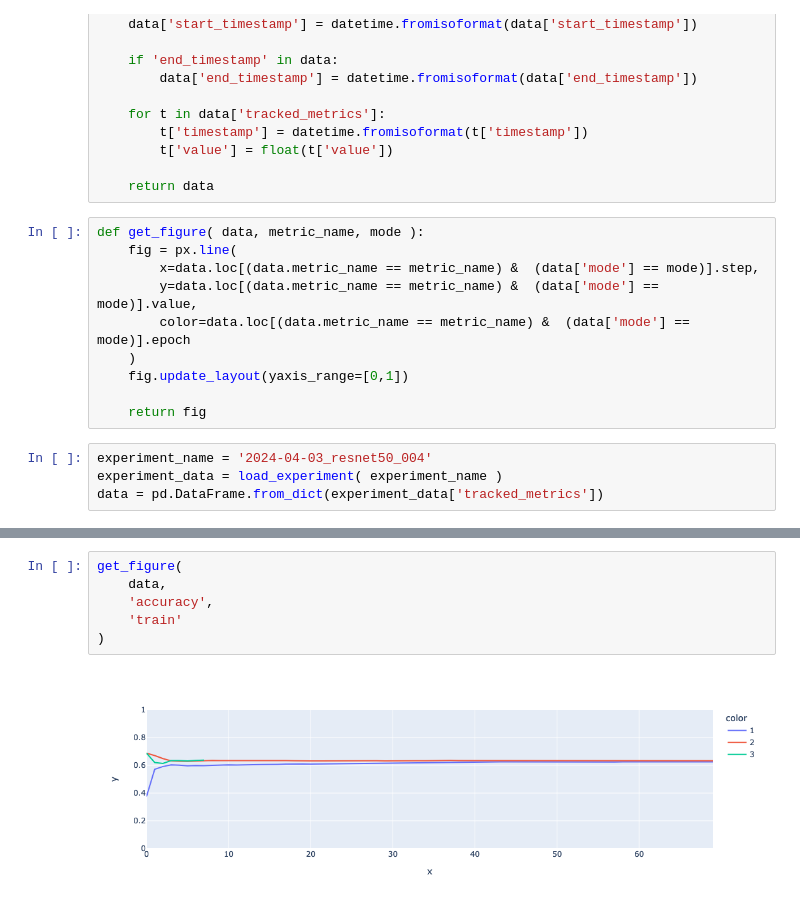
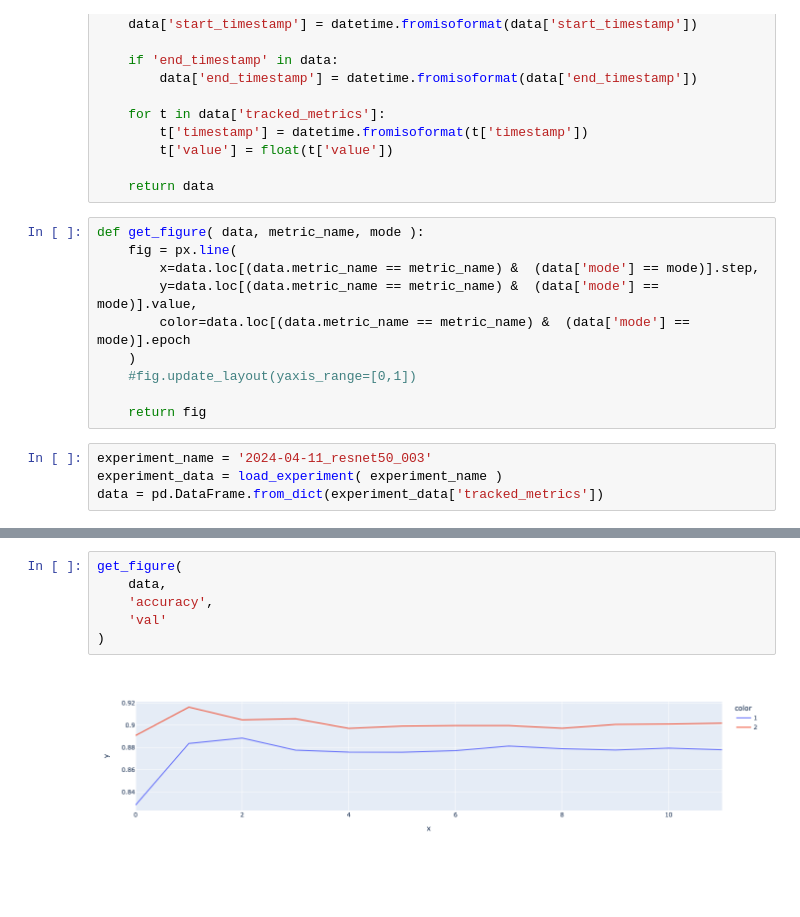
Before and after one commit to FBirwe/master-thesis_moire_detection, a Jupyter notebook: 80_Auswertungen/visualize_model_training.ipynb, the cells around one changed output, grey strips where cells are left out. Cells and saved outputs as stored; diff of their text form; blank space fills up the shorter version.

```diff
--- a/80_Auswertungen/visualize_model_training.ipynb
+++ b/80_Auswertungen/visualize_model_training.ipynb
@@ -41,11 +47,11 @@ def get_figure( data, metric_name, mode ):
         y=data.loc[(data.metric_name == metric_name) &  (data['mode'] == mode)].value,
         color=data.loc[(data.metric_name == metric_name) &  (data['mode'] == mode)].epoch
     )
-    fig.update_layout(yaxis_range=[0,1])
+    #fig.update_layout(yaxis_range=[0,1])
 
     return fig
 # %%
-experiment_name = '2024-04-03_resnet50_004'
+experiment_name = '2024-04-11_resnet50_003'
 experiment_data = load_experiment( experiment_name )
 data = pd.DataFrame.from_dict(experiment_data['tracked_metrics'])
 # %%
@@ -82,8 +121,8 @@ get_figure(
 # %%
 get_figure(
     data,
     'accuracy',
-    'train'
+    'val'
 )
 # %% [output]
-[figure, old version]
+[figure, new version]
```
Also changed, not shown: parts of 12 cells of this notebook, 17 other files.
